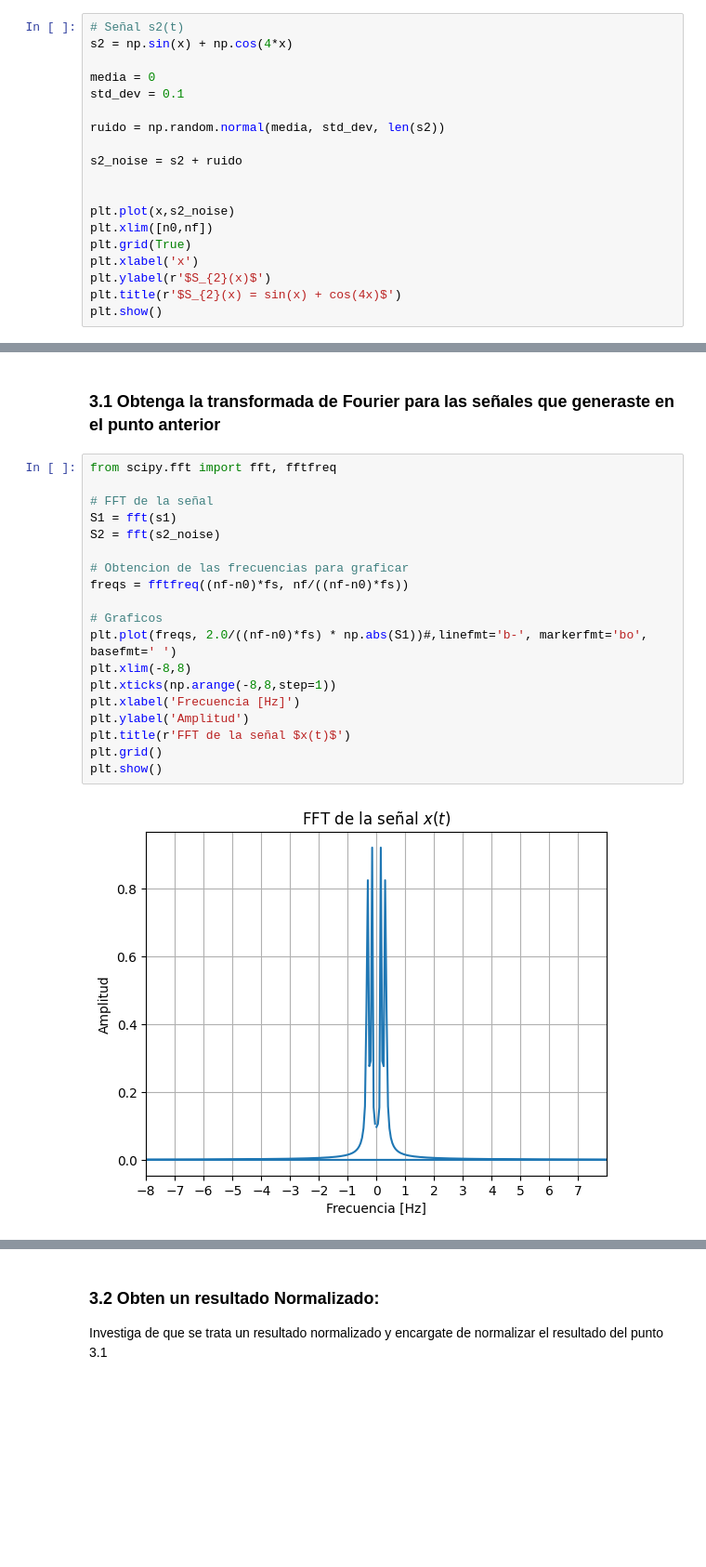
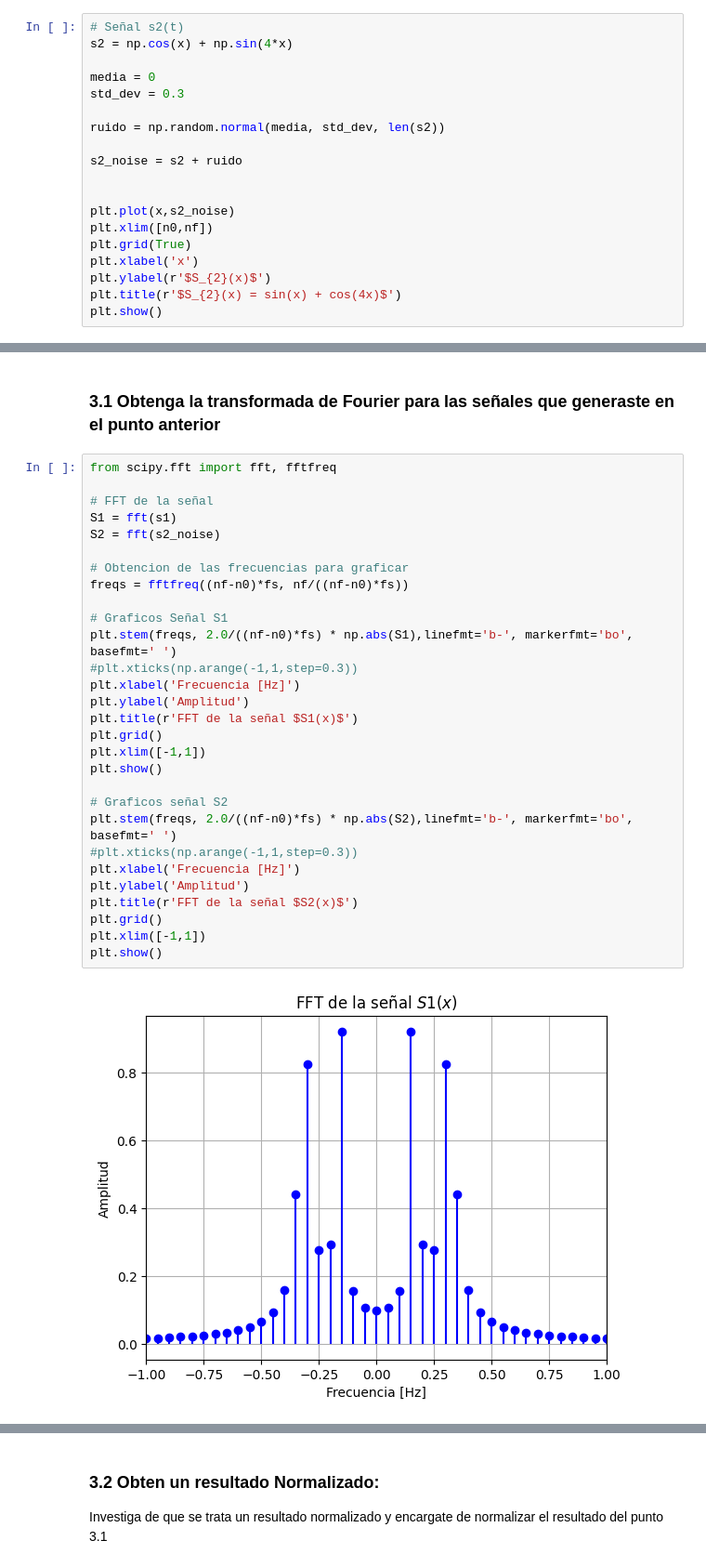
Before and after one commit to MatiasArmijo/Actividades-EIE-401-Matias-Armijo, a Jupyter notebook: actividad-3/Actividad_3_ArmijoMatias_204623155.ipynb, the cells around one changed output, grey strips where cells are left out. Shown: that part at 93% size. Drawn from its saved outputs; the diff is of its cells as text; blank space fills up the shorter version.

```diff
--- a/actividad-3/Actividad_3_ArmijoMatias_204623155.ipynb
+++ b/actividad-3/Actividad_3_ArmijoMatias_204623155.ipynb
@@ -66,10 +66,10 @@ plt.show()
 ### 2.2 Genera otra señal no pura como la anterior, sino con ruido gaussiano añadido.
 # %%
 # Señal s2(t)
-s2 = np.sin(x) + np.cos(4*x)
+s2 = np.cos(x) + np.sin(4*x)
 
 media = 0
-std_dev = 0.1
+std_dev = 0.3
 
 ruido = np.random.normal(media, std_dev, len(s2))
 
@@ -94,21 +94,31 @@ A partir de las señales anteriores, aplica la transformada de Fourier.
 # %%
 from scipy.fft import fft, fftfreq
 
 # FFT de la señal
 S1 = fft(s1)
 S2 = fft(s2_noise)
 
 # Obtencion de las frecuencias para graficar
 freqs = fftfreq((nf-n0)*fs, nf/((nf-n0)*fs))
 
-# Graficos
-plt.plot(freqs, 2.0/((nf-n0)*fs) * np.abs(S1))#,linefmt='b-', markerfmt='bo', basefmt=' ')
-plt.xlim(-8,8)
-plt.xticks(np.arange(-8,8,step=1))
+# Graficos Señal S1
+plt.stem(freqs, 2.0/((nf-n0)*fs) * np.abs(S1),linefmt='b-', markerfmt='bo', basefmt=' ')
+#plt.xticks(np.arange(-1,1,step=0.3))
 plt.xlabel('Frecuencia [Hz]')
 plt.ylabel('Amplitud')
-plt.title(r'FFT de la señal $x(t)$')
+plt.title(r'FFT de la señal $S1(x)$')
 plt.grid()
+plt.xlim([-1,1])
 plt.show()
+
+# Graficos señal S2
+plt.stem(freqs, 2.0/((nf-n0)*fs) * np.abs(S2),linefmt='b-', markerfmt='bo', basefmt=' ')
+#plt.xticks(np.arange(-1,1,step=0.3))
+plt.xlabel('Frecuencia [Hz]')
+plt.ylabel('Amplitud')
+plt.title(r'FFT de la señal $S2(x)$')
+plt.grid()
+plt.xlim([-1,1])
+plt.show()
 # %% [output]
-[figure, old version]
+[figure, new version]
```
Also changed, not shown: parts of 2 cells of this notebook.
